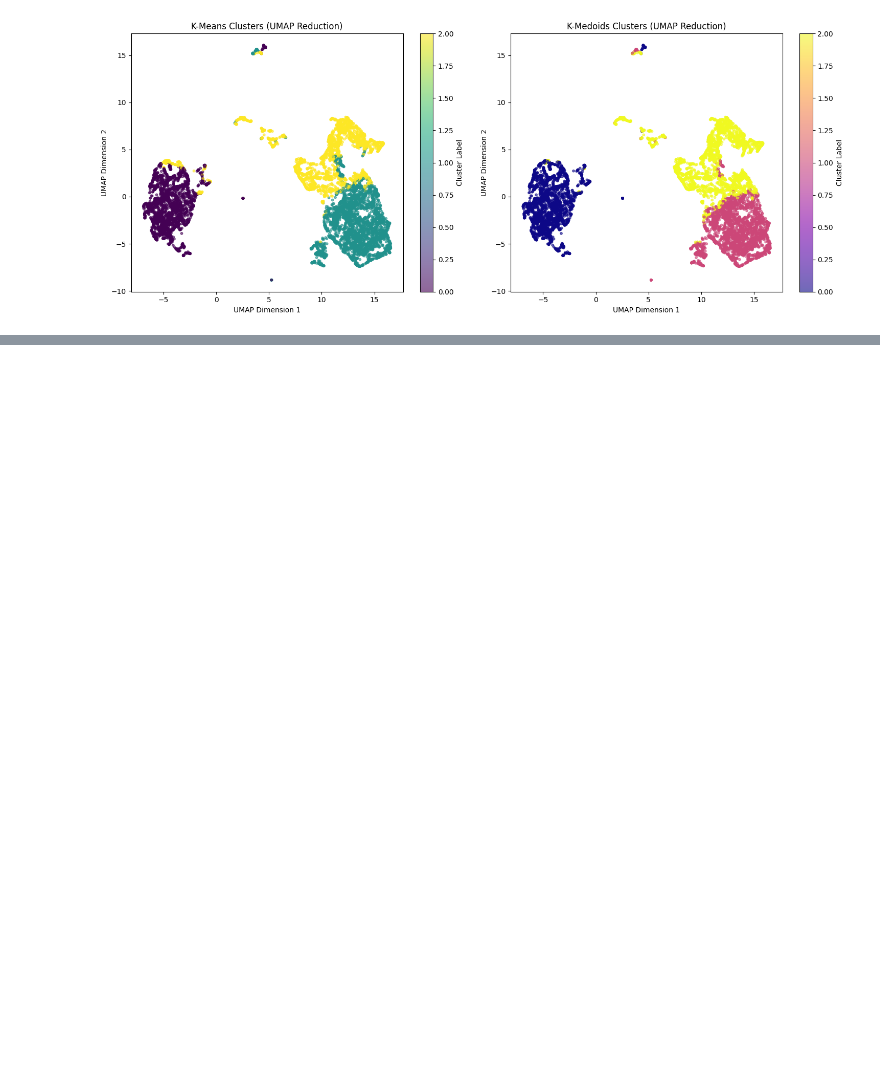
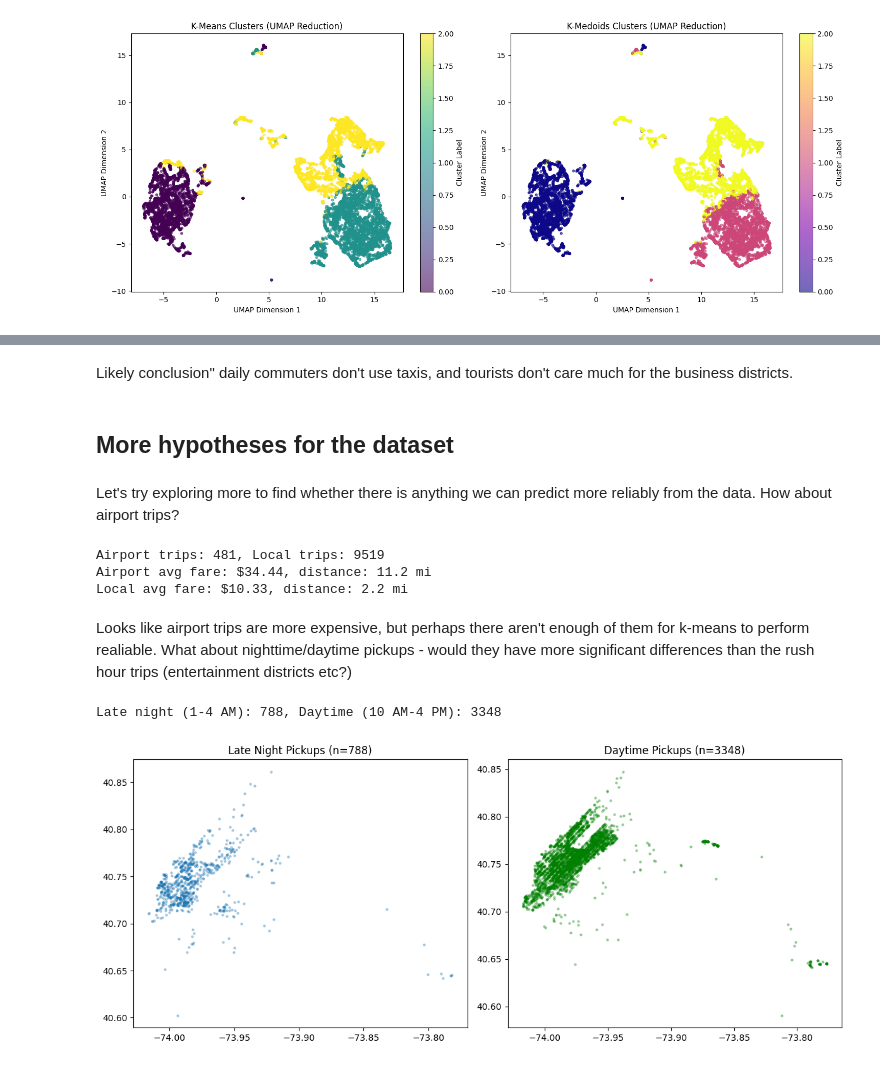
Before and after one commit to quantumFeline/dzd-hw, a Jupyter notebook: Big_Data_Exploration_01_02.ipynb, the cells around one changed output, grey strips where cells are left out. Saved outputs shown, nothing was run; the diff lists cells and outputs as text; code cells hidden in the pictures; blank space fills up the shorter version.

```diff
--- a/Big_Data_Exploration_01_02.ipynb
+++ b/Big_Data_Exploration_01_02.ipynb
@@ -586,0 +663,52 @@ plt.show()
+# %% [markdown]
+Likely conclusion" daily commuters don't use taxis, and tourists don't care much for the business districts.
+# %% [markdown]
+## More hypotheses for the dataset
+# %% [markdown]
+Let's try exploring more to find whether there is anything we can predict more reliably from the data. How about airport trips?
+# %%
+# Airport zones
+jfk = (40.64, -73.78)
+lga = (40.77, -73.87)
+
+taxi_batch["near_jfk"] = ((taxi_batch["pickup_latitude"] - 40.64).abs() < 0.03) | \
+                          ((taxi_batch["dropoff_latitude"] - 40.64).abs() < 0.03)
+# %%
+taxi_batch["near_jfk"] = (
+    (taxi_batch["pickup_latitude"].between(40.62, 40.66) & taxi_batch["pickup_longitude"].between(-73.82, -73.76)) |
+    (taxi_batch["dropoff_latitude"].between(40.62, 40.66) & taxi_batch["dropoff_longitude"].between(-73.82, -73.76))
+)
+taxi_batch["near_lga"] = (
+    (taxi_batch["pickup_latitude"].between(40.76, 40.78) & taxi_batch["pickup_longitude"].between(-73.89, -73.85)) |
+    (taxi_batch["dropoff_latitude"].between(40.76, 40.78) & taxi_batch["dropoff_longitude"].between(-73.89, -73.85))
+)
+taxi_batch["airport_trip"] = taxi_batch["near_jfk"] | taxi_batch["near_lga"]
+
+airport = taxi_batch[taxi_batch["airport_trip"]]
+local = taxi_batch[~taxi_batch["airport_trip"]]
+
+print(f"Airport trips: {len(airport)}, Local trips: {len(local)}")
+print(f"Airport avg fare: ${airport['fare_amount'].mean():.2f}, distance: {airport['trip_distance'].mean():.1f} mi")
+print(f"Local avg fare: ${local['fare_amount'].mean():.2f}, distance: {local['trip_distance'].mean():.1f} mi")
+# %% [output]
+Airport trips: 481, Local trips: 9519
+Airport avg fare: $34.44, distance: 11.2 mi
+Local avg fare: $10.33, distance: 2.2 mi
+# %% [markdown]
+Looks like airport trips are more expensive, but perhaps there aren't enough of them for k-means to perform realiable. What about nighttime/daytime pickups - would they have more significant differences than the rush hour trips (entertainment districts etc?)
+# %%
+late_night = taxi_batch[taxi_batch["hour"].between(1, 4)]
+daytime = taxi_batch[taxi_batch["hour"].between(10, 16)]
+
+print(f"Late night (1-4 AM): {len(late_night)}, Daytime (10 AM-4 PM): {len(daytime)}")
+
+fig, axes = plt.subplots(1, 2, figsize=(12, 5))
+axes[0].scatter(late_night["pickup_longitude"], late_night["pickup_latitude"], alpha=0.3, s=5)
+axes[0].set_title(f'Late Night Pickups (n={len(late_night)})')
+axes[1].scatter(daytime["pickup_longitude"], daytime["pickup_latitude"], alpha=0.3, s=5, c='green')
+axes[1].set_title(f'Daytime Pickups (n={len(daytime)})')
+plt.tight_layout()
+plt.show()
+# %% [output]
+Late night (1-4 AM): 788, Daytime (10 AM-4 PM): 3348
+[figure, added]
```
Also changed, not shown: parts of 49 cells of this notebook, 1 other file.
